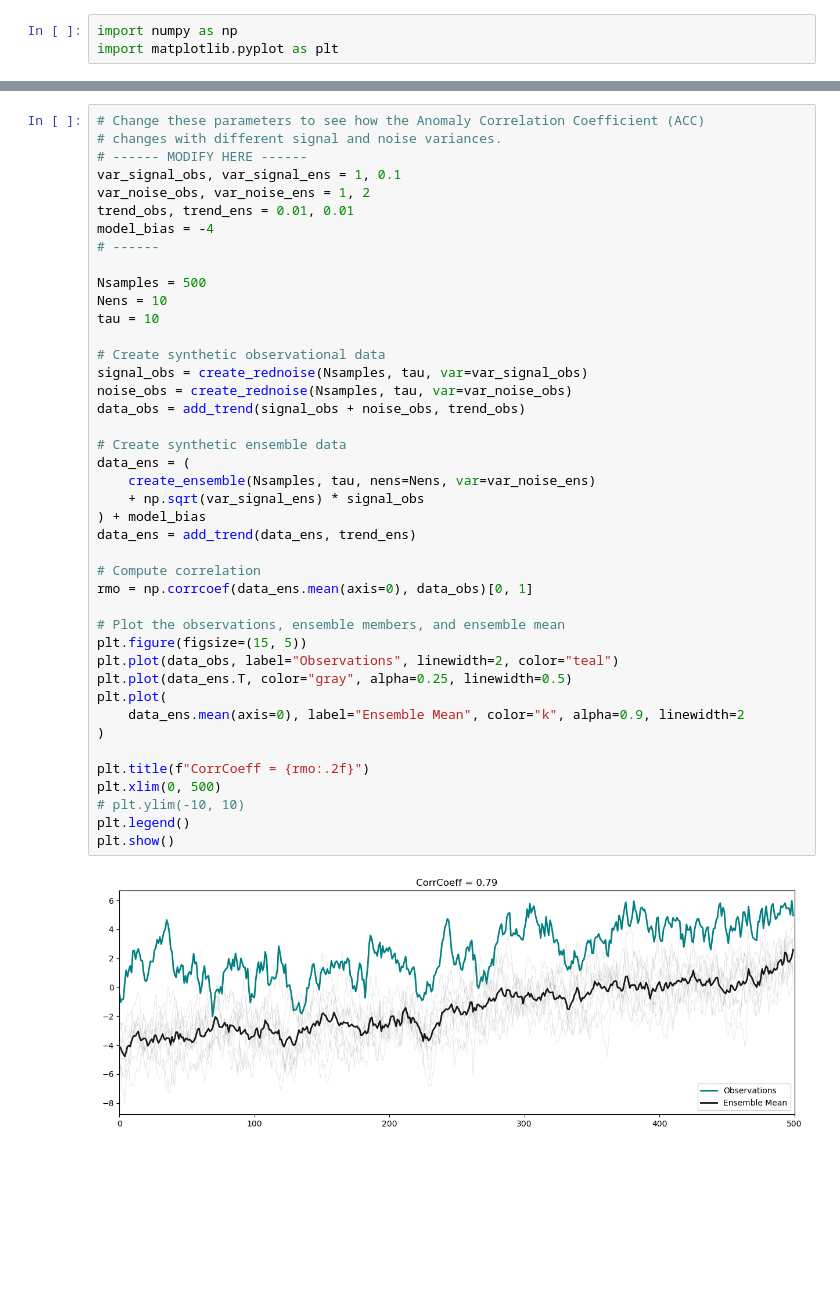
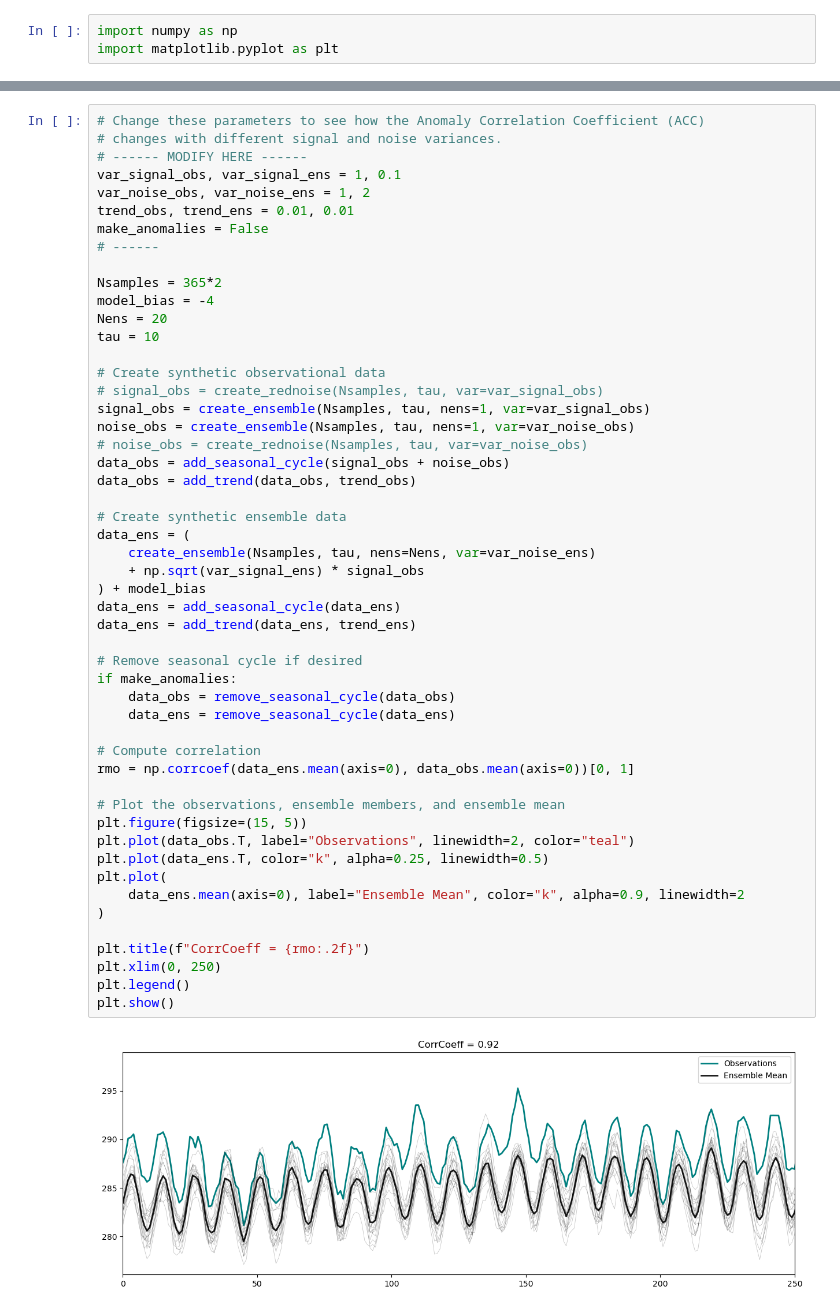
Before and after one commit to eabarnes1010/ai_weather_to_climate_ats780A8, a Jupyter notebook: lecture_code/acc.ipynb, the cells around one changed output, grey strips where cells are left out. Drawn from its saved outputs; the diff is of its cells as text; blank space fills up the shorter version.

Commit message:
added option to keep or remove seasonal cycle

```diff
--- a/lecture_code/acc.ipynb
+++ b/lecture_code/acc.ipynb
@@ -48,42 +65,51 @@ def add_trend(data, trend=0):
 # changes with different signal and noise variances.
 # ------ MODIFY HERE ------
 var_signal_obs, var_signal_ens = 1, 0.1
 var_noise_obs, var_noise_ens = 1, 2
 trend_obs, trend_ens = 0.01, 0.01
-model_bias = -4
+make_anomalies = False
 # ------
 
-Nsamples = 500
-Nens = 10
+Nsamples = 365*2
+model_bias = -4
+Nens = 20
 tau = 10
 
 # Create synthetic observational data
-signal_obs = create_rednoise(Nsamples, tau, var=var_signal_obs)
-noise_obs = create_rednoise(Nsamples, tau, var=var_noise_obs)
-data_obs = add_trend(signal_obs + noise_obs, trend_obs)
+# signal_obs = create_rednoise(Nsamples, tau, var=var_signal_obs)
+signal_obs = create_ensemble(Nsamples, tau, nens=1, var=var_signal_obs)
+noise_obs = create_ensemble(Nsamples, tau, nens=1, var=var_noise_obs)
+# noise_obs = create_rednoise(Nsamples, tau, var=var_noise_obs)
+data_obs = add_seasonal_cycle(signal_obs + noise_obs)
+data_obs = add_trend(data_obs, trend_obs)
 
 # Create synthetic ensemble data
 data_ens = (
     create_ensemble(Nsamples, tau, nens=Nens, var=var_noise_ens)
     + np.sqrt(var_signal_ens) * signal_obs
 ) + model_bias
+data_ens = add_seasonal_cycle(data_ens)
 data_ens = add_trend(data_ens, trend_ens)
 
+# Remove seasonal cycle if desired
+if make_anomalies:
+    data_obs = remove_seasonal_cycle(data_obs)
+    data_ens = remove_seasonal_cycle(data_ens)
+
 # Compute correlation
-rmo = np.corrcoef(data_ens.mean(axis=0), data_obs)[0, 1]
+rmo = np.corrcoef(data_ens.mean(axis=0), data_obs.mean(axis=0))[0, 1]
 
 # Plot the observations, ensemble members, and ensemble mean
 plt.figure(figsize=(15, 5))
-plt.plot(data_obs, label="Observations", linewidth=2, color="teal")
-plt.plot(data_ens.T, color="gray", alpha=0.25, linewidth=0.5)
+plt.plot(data_obs.T, label="Observations", linewidth=2, color="teal")
+plt.plot(data_ens.T, color="k", alpha=0.25, linewidth=0.5)
 plt.plot(
     data_ens.mean(axis=0), label="Ensemble Mean", color="k", alpha=0.9, linewidth=2
 )
 
 plt.title(f"CorrCoeff = {rmo:.2f}")
-plt.xlim(0, 500)
-# plt.ylim(-10, 10)
+plt.xlim(0, 250)
 plt.legend()
 plt.show()
 # %% [output]
-[figure, old version]
+[figure, new version]
```
Also changed, not shown: parts of 1 cell of this notebook.
